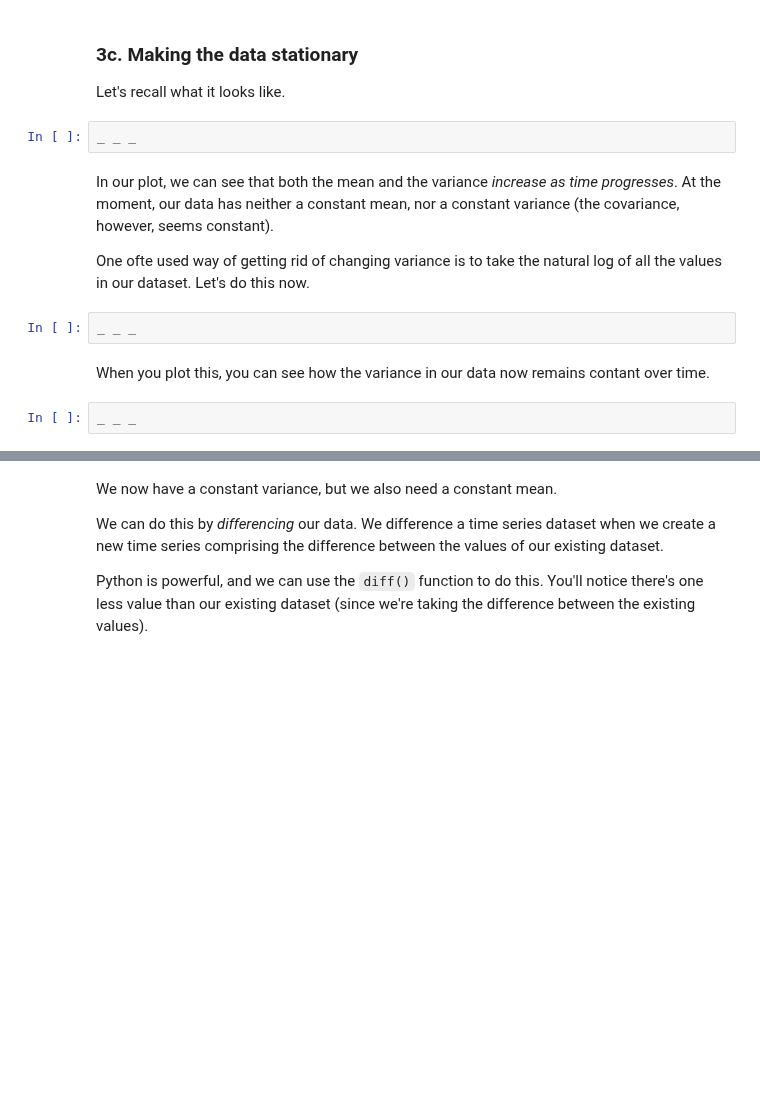
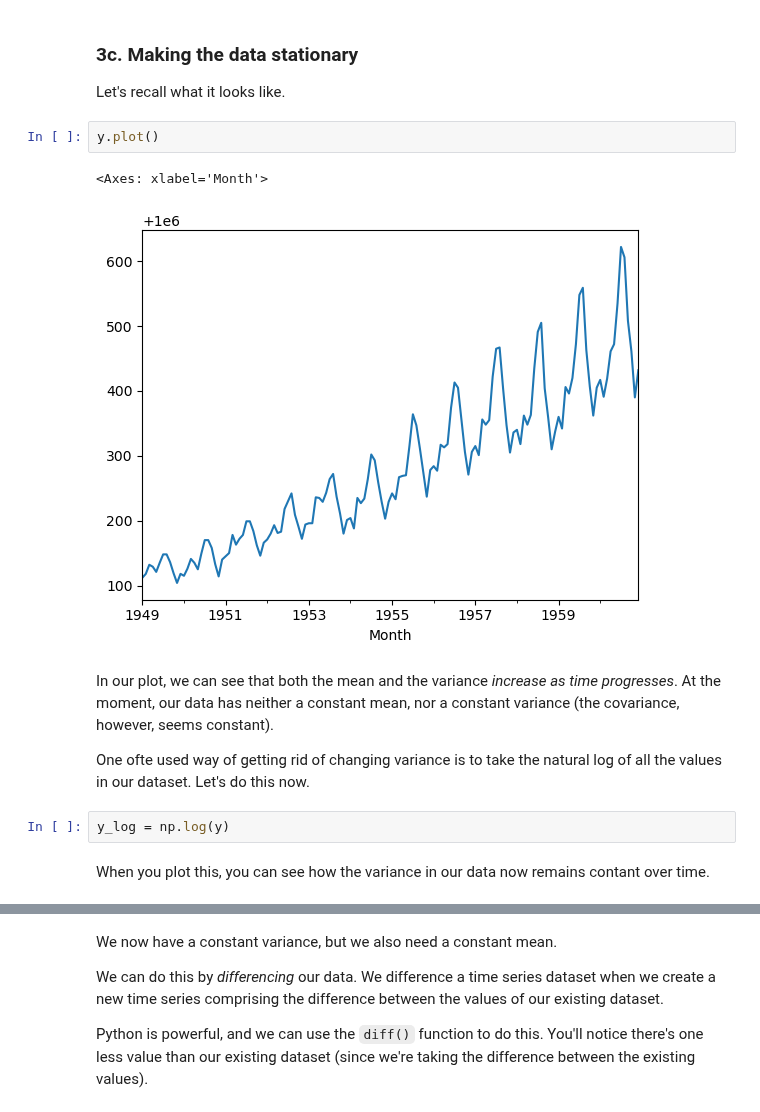
Before and after one commit to vanslykeaudio/SpringBoardDataScience, a Jupyter notebook: Cowboys&CigrettesCaseStudy/Cowboy Cigarettes Case Study - Tier 3.ipynb, the cells around one changed output, grey strips where cells are left out. Cells and saved outputs as stored; diff of their text form; blank space fills up the shorter version.

```diff
--- a/Cowboys&CigrettesCaseStudy/Cowboy Cigarettes Case Study - Tier 3.ipynb
+++ b/Cowboys&CigrettesCaseStudy/Cowboy Cigarettes Case Study - Tier 3.ipynb
@@ -225,16 +251,17 @@ But our data need to be stationary! So we need to do some transforming.
 # %% [markdown]
 ### 3c. Making the data stationary
 Let's recall what it looks like.
-# %%
-_ _ _
+# %%
+y.plot()
+# %% [output]
+<Axes: xlabel='Month'>
+[figure, added]
 # %% [markdown]
 In our plot, we can see that both the mean and the variance *increase as time progresses*. At the moment, our data has neither a constant mean, nor a constant variance (the covariance, however, seems constant).
 
 One ofte  used way of getting rid of changing variance is to take the natural log of all the values in our dataset. Let's do this now.
-# %%
-_ _ _
+# %%
+y_log = np.log(y)
 # %% [markdown]
 
 When you plot this, you can see how the variance in our data now remains contant over time.
-# %%
-_ _ _
```
Also changed, not shown: parts of 23 cells of this notebook.
